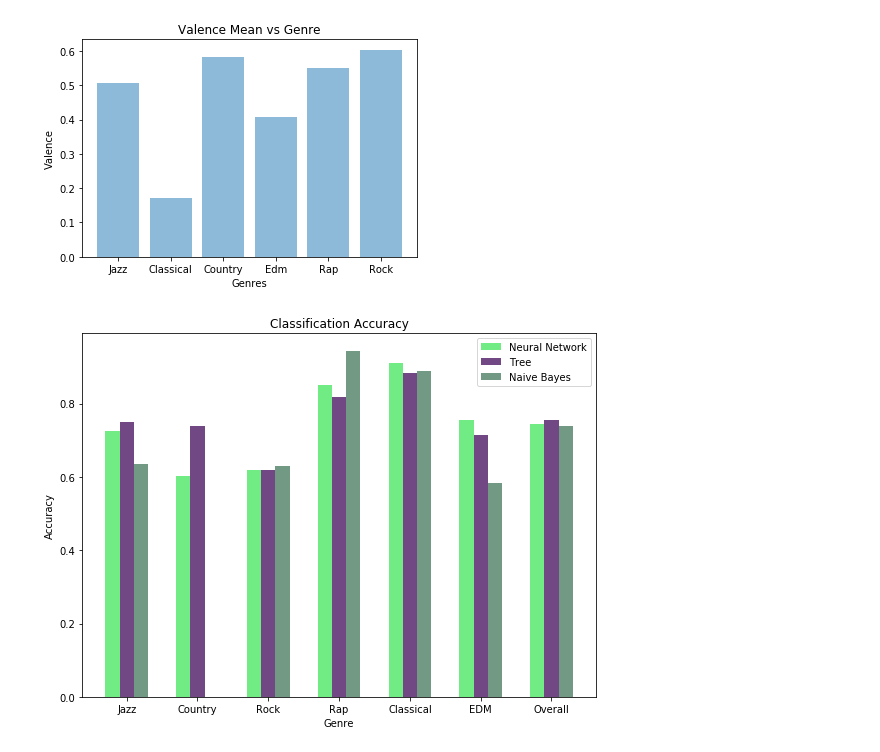
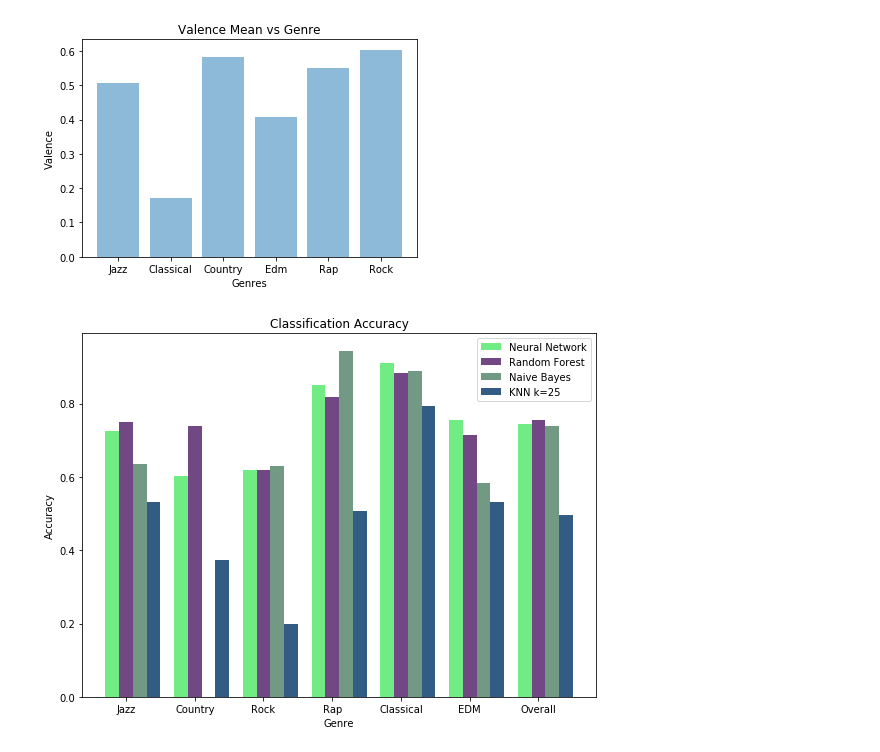
Before and after one commit to ianmatheson/DM_Classifier, a Jupyter notebook: Graphs.ipynb, the cells around one changed output. Cells and saved outputs as stored; diff of their text form; code cells hidden in the pictures.

Commit message:
Add more graphs..i love graphs!

```diff
--- a/Graphs.ipynb
+++ b/Graphs.ipynb
@@ -154,5 +182,5 @@ overallAccKNNList = [jazzAccKNN,countryAccKNN, rockAccKNN, rapAccKNN, classicalA
 # %%
-def graphAcc(overallAccNNList, overallAccTList, overallAccNBList, overallAccKNNList):
+def graphAcc(overallAccNNList, overallAccTList, overallAccNBList, overallAccKNN25List):
 
 
     # create plot
@@ -172,12 +200,17 @@ def graphAcc(overallAccNNList, overallAccTList, overallAccNBList, overallAccKNNL
     rects2 = plt.bar(index + bar_width, overallAccTList, bar_width,
     alpha=opacity,
     color=(0.3,0.1,0.4,0.6),
-    label='Tree')
+    label='Random Forest')
 
     rects3 = plt.bar(index+ bar_width + bar_width, overallAccNBList, bar_width,
     alpha=opacity,
     color=(0.3,0.5,0.4,0.6),
     label='Naive Bayes')
+
+    rects4 = plt.bar(index+ bar_width + bar_width + bar_width, overallAccKNN25List, bar_width,
+    alpha=opacity,
+    color=(0.0,0.2,0.4,0.1),
+    label='KNN k=25')
 
     plt.xlabel('Genre')
     plt.ylabel('Accuracy')
@@ -188,6 +221,6 @@ def graphAcc(overallAccNNList, overallAccTList, overallAccNBList, overallAccKNNL
     plt.tight_layout()
     plt.show()
 # %%
-graphAcc(overallAccNNList, overallAccTList, overallAccNBList, overallAccKNNList)
+graphAcc(overallAccNNList, overallAccTList, overallAccNBList, overallAccKNN25List)
 # %% [output]
-[figure, old version]
+[figure, new version]
```
Also changed, not shown: parts of 4 cells of this notebook.
